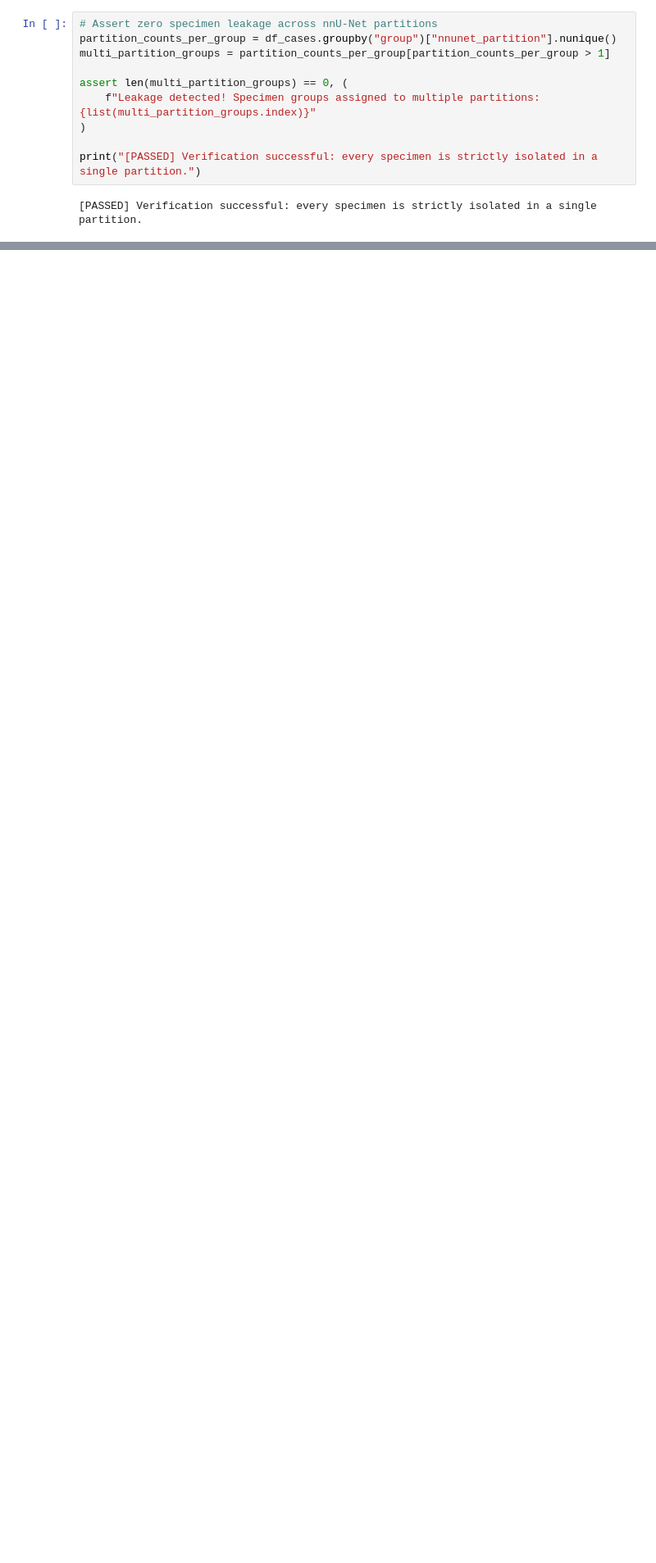
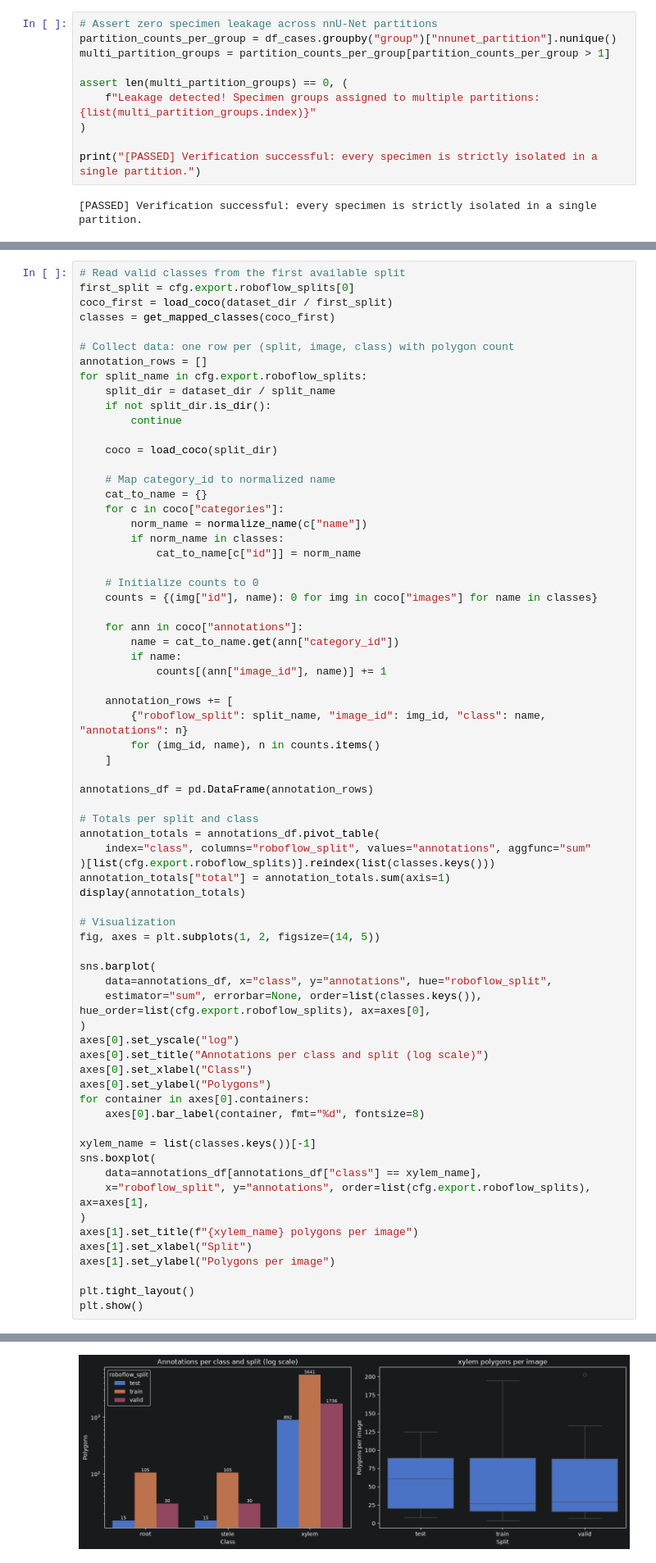
Before and after one commit to Gluwxy/nnunetv2-plant-root-cross-section-segmentation, a Jupyter notebook: notebooks/exploratory_data_analysis.ipynb, the cells around one changed output, grey strips where cells are left out. Shown at 82% size. Drawn from its saved outputs; the diff is of its cells as text; blank space fills up the shorter version.

```diff
--- a/notebooks/exploratory_data_analysis.ipynb
+++ b/notebooks/exploratory_data_analysis.ipynb
@@ -225,0 +285,70 @@ print("[PASSED] Verification successful: every specimen is strictly isolated in
+# %%
+# Read valid classes from the first available split
+first_split = cfg.export.roboflow_splits[0]
+coco_first = load_coco(dataset_dir / first_split)
+classes = get_mapped_classes(coco_first)
+
+# Collect data: one row per (split, image, class) with polygon count
+annotation_rows = []
+for split_name in cfg.export.roboflow_splits:
+    split_dir = dataset_dir / split_name
+    if not split_dir.is_dir():
+        continue
+
+    coco = load_coco(split_dir)
+
+    # Map category_id to normalized name
+    cat_to_name = {}
+    for c in coco["categories"]:
+        norm_name = normalize_name(c["name"])
+        if norm_name in classes:
+            cat_to_name[c["id"]] = norm_name
+
+    # Initialize counts to 0
+    counts = {(img["id"], name): 0 for img in coco["images"] for name in classes}
+
+    for ann in coco["annotations"]:
+        name = cat_to_name.get(ann["category_id"])
+        if name:
+            counts[(ann["image_id"], name)] += 1
+
+    annotation_rows += [
+        {"roboflow_split": split_name, "image_id": img_id, "class": name, "annotations": n}
+        for (img_id, name), n in counts.items()
+    ]
+
+annotations_df = pd.DataFrame(annotation_rows)
+
+# Totals per split and class
+annotation_totals = annotations_df.pivot_table(
+    index="class", columns="roboflow_split", values="annotations", aggfunc="sum"
+)[list(cfg.export.roboflow_splits)].reindex(list(classes.keys()))
+annotation_totals["total"] = annotation_totals.sum(axis=1)
+display(annotation_totals)
+
+# Visualization
+fig, axes = plt.subplots(1, 2, figsize=(14, 5))
+
+sns.barplot(
+    data=annotations_df, x="class", y="annotations", hue="roboflow_split",
+    estimator="sum", errorbar=None, order=list(classes.keys()), hue_order=list(cfg.export.roboflow_splits), ax=axes[0],
+)
+axes[0].set_yscale("log")
+axes[0].set_title("Annotations per class and split (log scale)")
+axes[0].set_xlabel("Class")
+axes[0].set_ylabel("Polygons")
+for container in axes[0].containers:
+    axes[0].bar_label(container, fmt="%d", fontsize=8)
+
+xylem_name = list(classes.keys())[-1]
+sns.boxplot(
+    data=annotations_df[annotations_df["class"] == xylem_name],
+    x="roboflow_split", y="annotations", order=list(cfg.export.roboflow_splits), ax=axes[1],
+)
+axes[1].set_title(f"{xylem_name} polygons per image")
+axes[1].set_xlabel("Split")
+axes[1].set_ylabel("Polygons per image")
+
+plt.tight_layout()
+plt.show()
+# %% [output]
@@ -225,0 +360 @@ print("[PASSED] Verification successful: every specimen is strictly isolated in
+[figure, added]
```
Also changed, not shown: parts of 7 cells of this notebook.
